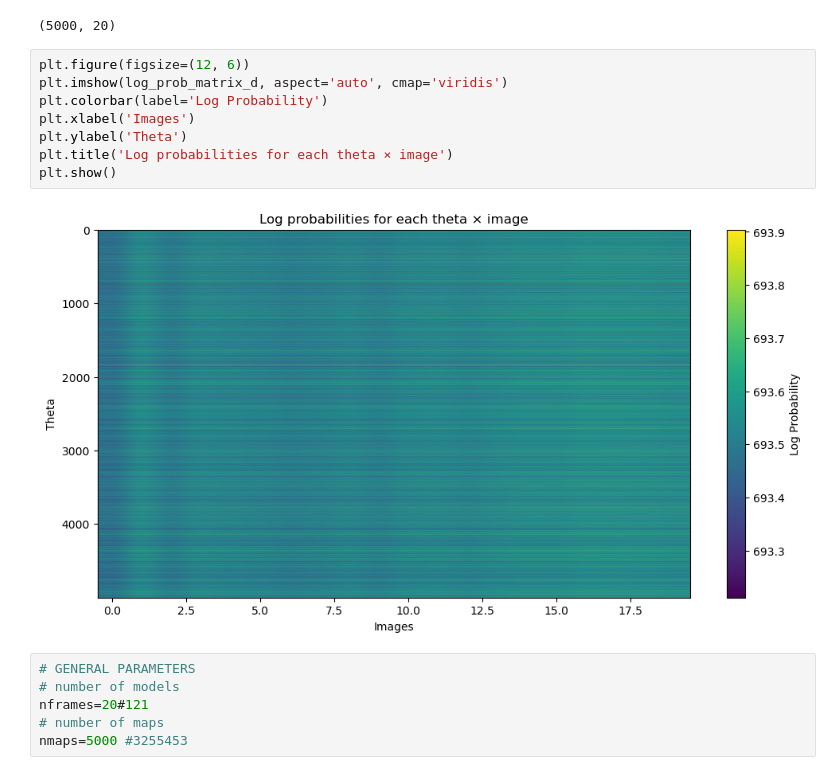
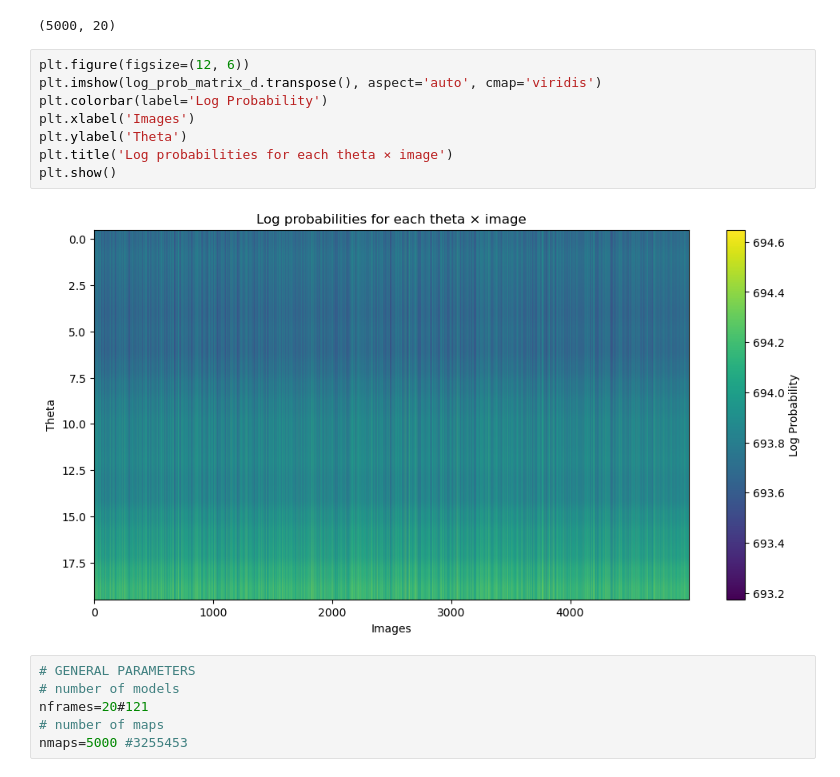
Before and after one commit to dariagusew/cryoSBI, a Jupyter notebook: tutorials/NLE/BioEM_minimizer/BioEM_weights_minimizer.ipynb, the cells around one changed output. Cells and saved outputs as stored; diff of their text form.

```diff
--- a/tutorials/NLE/BioEM_minimizer/BioEM_weights_minimizer.ipynb
+++ b/tutorials/NLE/BioEM_minimizer/BioEM_weights_minimizer.ipynb
@@ -9,14 +9,14 @@ log_prob_matrix_d.shape
 (5000, 20)
 # %%
 plt.figure(figsize=(12, 6))
-plt.imshow(log_prob_matrix_d, aspect='auto', cmap='viridis')
+plt.imshow(log_prob_matrix_d.transpose(), aspect='auto', cmap='viridis')
 plt.colorbar(label='Log Probability')
 plt.xlabel('Images')
 plt.ylabel('Theta')
 plt.title('Log probabilities for each theta × image')
 plt.show()
 # %% [output]
-[figure, old version]
+[figure, new version]
 # %%
 # GENERAL PARAMETERS
 # number of models
```
Also changed, not shown: parts of 3 cells of this notebook, 5 other files.
